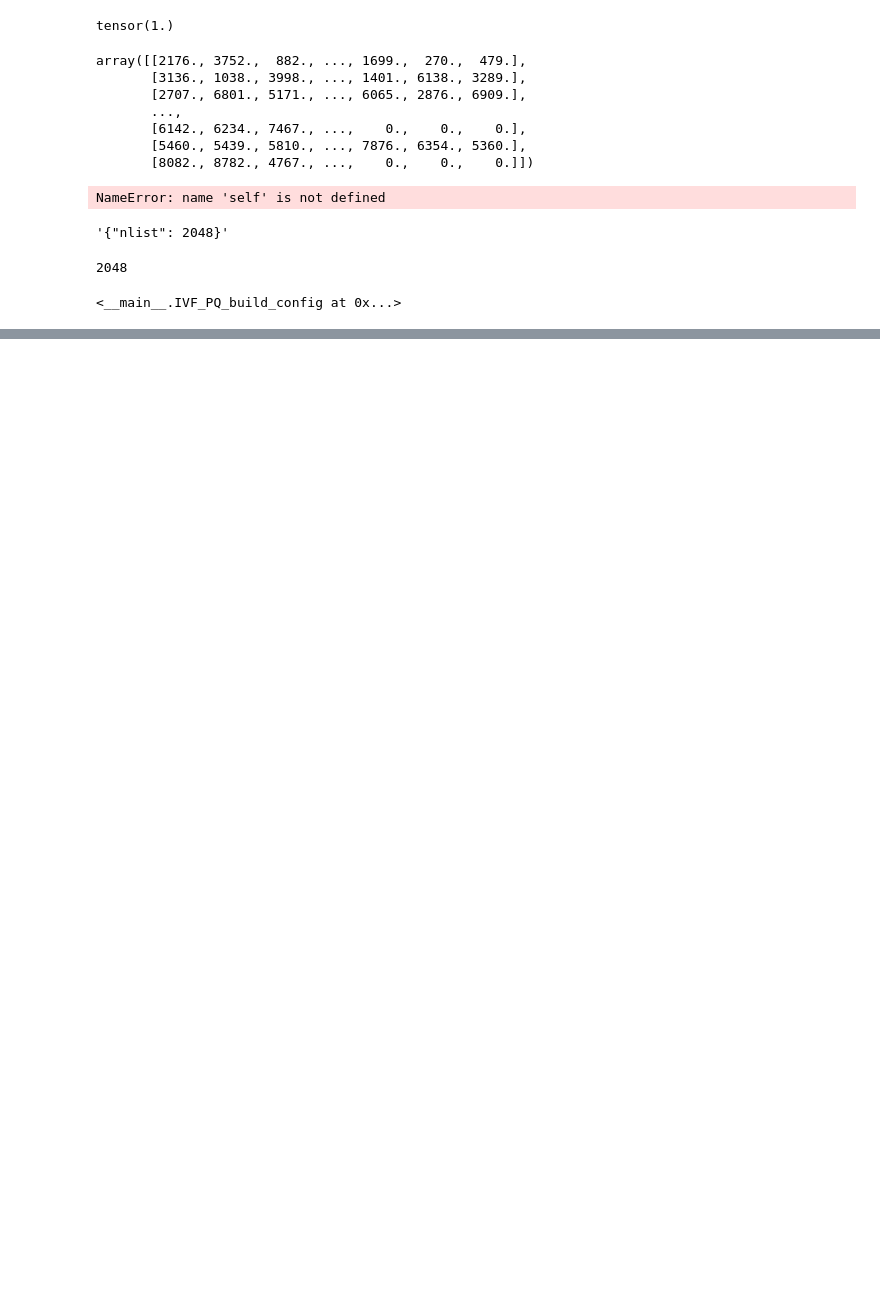
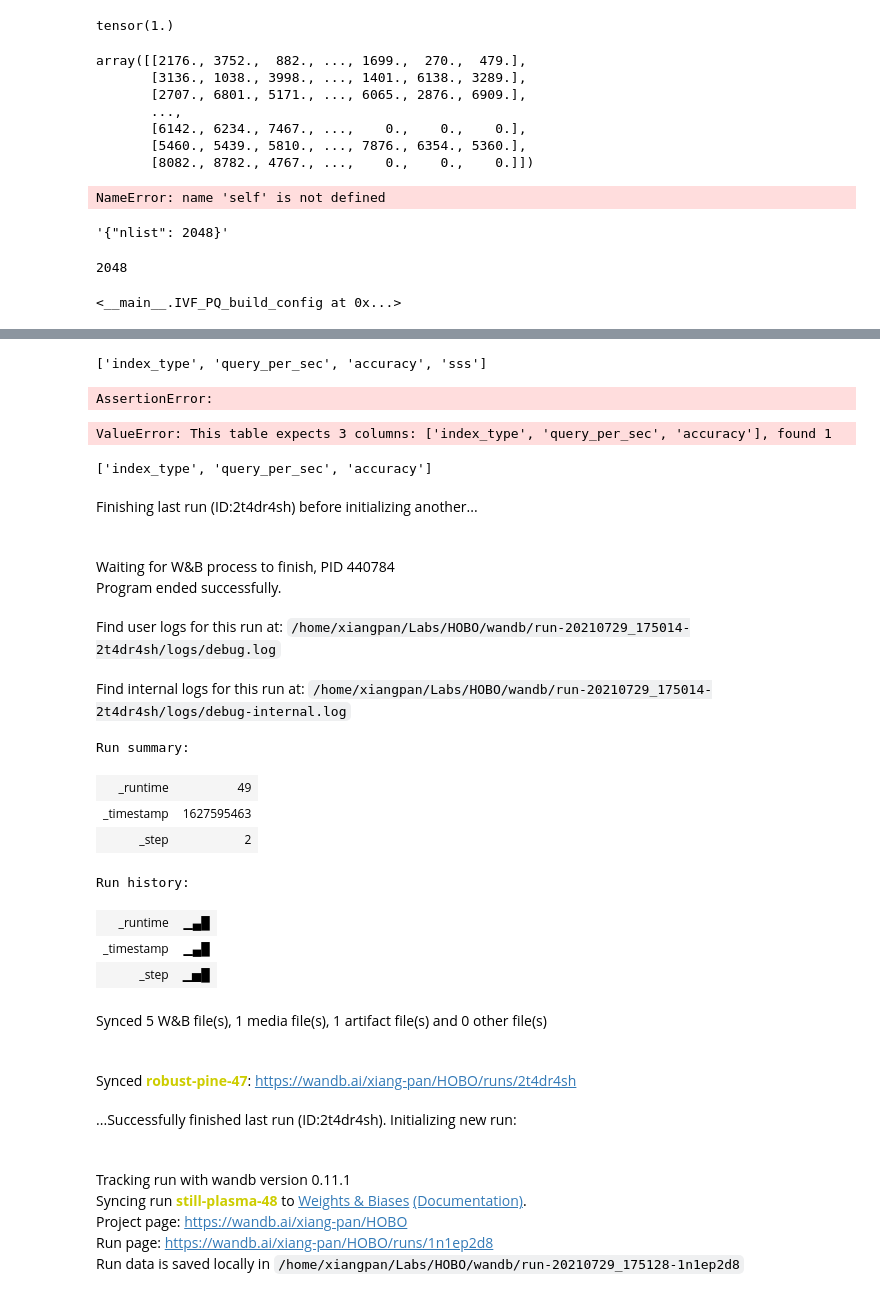
Before and after one commit to Xiang-Pan/HOBO, a Jupyter notebook: test.ipynb, the cells around one changed output, grey strips where cells are left out. Saved outputs shown, nothing was run; the diff lists cells and outputs as text; code cells hidden in the pictures; blank space fills up the shorter version.

Commit message:
build type

```diff
--- a/test.ipynb
+++ b/test.ipynb
@@ -348,0 +382,4 @@ a
+# %%
+list(d.keys())
+# %% [output]
+['index_type', 'query_per_sec', 'accuracy', 'sss']
@@ -348,0 +388,41 @@ a
+# %%
+for k,v in d.items():
+    if k not in gTestTable.columns:
+        gTestTable.add_column(name = k, data = 0)
+# %% [output]
+AssertionError:
+# %%
+gTestTable.add_data([1,1,0,1])
+# %% [output]
+ValueError: This table expects 3 columns: ['index_type', 'query_per_sec', 'accuracy'], found 1
+# %%
+gTestTable.columns
+# %% [output]
+['index_type', 'query_per_sec', 'accuracy']
+# %%
+import wandb
+run = wandb.init()
+my_table = wandb.Table(columns=["a", "b"], data=[["1a", "1b"], ["2a", "2b"]])
+# run.log({"table_key": my_table})
+# %% [output]
+Finishing last run (ID:2t4dr4sh) before initializing another...
+Waiting for W&B process to finish, PID 440784
+Program ended successfully.
+Find user logs for this run at: /home/xiangpan/Labs/HOBO/wandb/run-20210729_175014-2t4dr4sh/logs/debug.log
+Find internal logs for this run at: /home/xiangpan/Labs/HOBO/wandb/run-20210729_175014-2t4dr4sh/logs/debug-internal.log
+Run summary:
+| _runtime | 49 |
+| _timestamp | 1627595463 |
+| _step | 2 |
+Run history:
+| _runtime | ▁▄█ |
+| _timestamp | ▁▄█ |
+| _step | ▁▅█ |
+Synced 5 W&B file(s), 1 media file(s), 1 artifact file(s) and 0 other file(s)
+Synced robust-pine-47: https://wandb.ai/xiang-pan/HOBO/runs/2t4dr4sh
+...Successfully finished last run (ID:2t4dr4sh). Initializing new run:
+Tracking run with wandb version 0.11.1
+Syncing run still-plasma-48 to Weights & Biases (Documentation).
+Project page: https://wandb.ai/xiang-pan/HOBO
+Run page: https://wandb.ai/xiang-pan/HOBO/runs/1n1ep2d8
+Run data is saved locally in /home/xiangpan/Labs/HOBO/wandb/run-20210729_175128-1n1ep2d8
```
Also changed, not shown: parts of 12 cells of this notebook, 3 other files.
